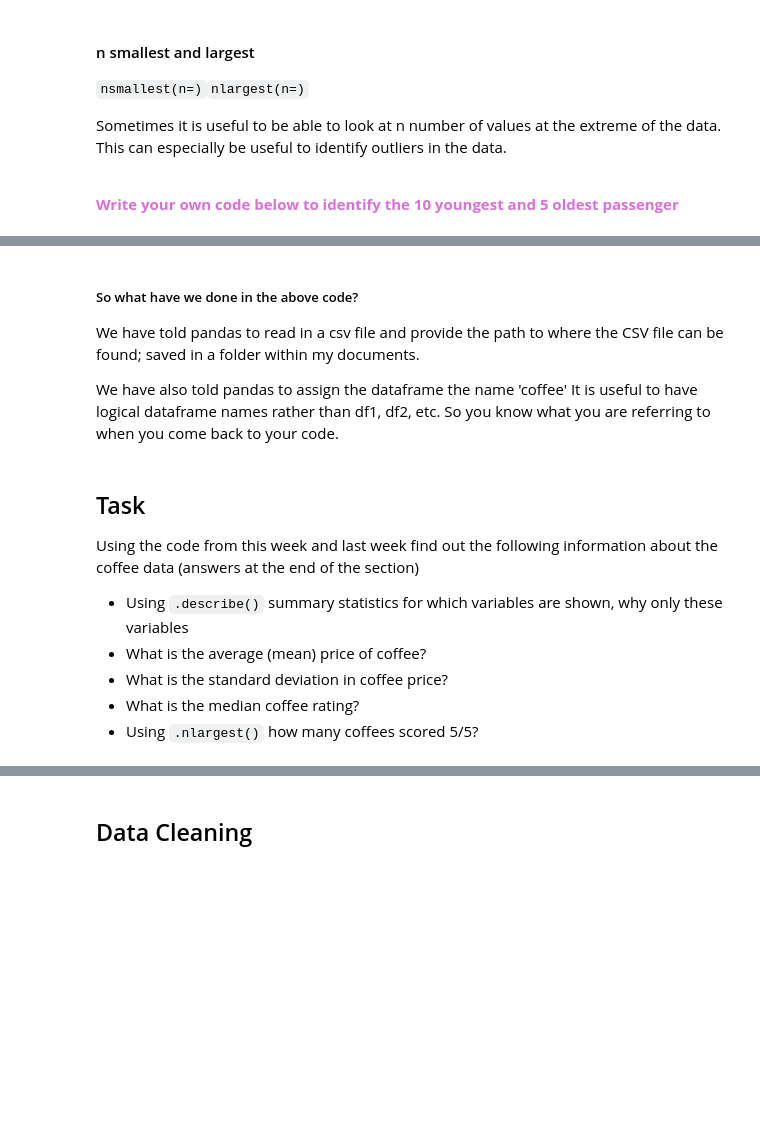
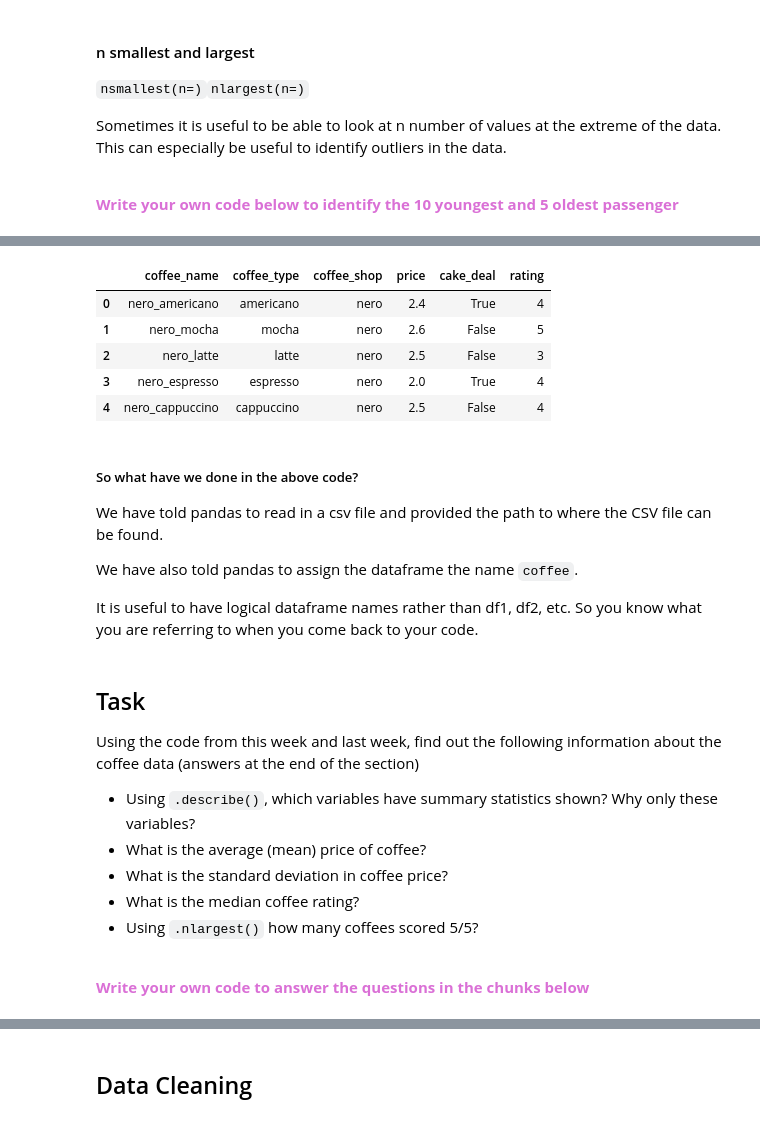
Before and after one commit to MSc-Urban-Environmental-Leeds/GEOG5415M-Programming-for-Spatial-Data-Science, a Jupyter notebook: notebooks/Week_3_Using_exploring_and_cleaning_data.ipynb, the cells around one changed output, grey strips where cells are left out. Cells and saved outputs as stored; diff of their text form; code cells hidden in the pictures; blank space fills up the shorter version.

```diff
--- a/notebooks/Week_3_Using_exploring_and_cleaning_data.ipynb
+++ b/notebooks/Week_3_Using_exploring_and_cleaning_data.ipynb
@@ -186,10 +249,17 @@ Too get the raw link righ-click copy link on the 'raw' button on the csv file in
 # %%
-url = 'https://github.com/FrancescaPontin/GEOG5990M/raw/refs/heads/main/data/week_16/coffee_data.csv'
+url = 'https://raw.githubusercontent.com/MSc-Urban-Environmental-Leeds/GEOG5415M-Programming-for-Spatial-Data-Science/refs/heads/main/data/week_3/coffee_data.csv'
 
 # Open csv file in a Pandas Dataframe
 coffee= pd.read_csv(url)
 # view first 5 rows of the coffee datafame
 coffee.head()
+# %% [output]
+|  | coffee_name | coffee_type | coffee_shop | price | cake_deal | rating |
+| 0 | nero_americano | americano | nero | 2.4 | True | 4 |
+| 1 | nero_mocha | mocha | nero | 2.6 | False | 5 |
+| 2 | nero_latte | latte | nero | 2.5 | False | 3 |
+| 3 | nero_espresso | espresso | nero | 2.0 | True | 4 |
+| 4 | nero_cappuccino | cappuccino | nero | 2.5 | False | 4 |
 # %%
 # OR, go to https://github.com/FrancescaPontin/GEOG5990M/blob/main/data/week_16/coffee_data.csv
 # and click  the 'download raw file' button in the left hand corner
@@ -202,18 +274,19 @@ files.upload()
 # %% [markdown]
 ##### So what have we done in the above code?
 
-We have told pandas to read in a csv file and provide the path to where the CSV file can be found; saved in a folder within my documents.
+We have told pandas to read in a csv file and provided the path to where the CSV file can be found.
 
-We have also told pandas to assign the dataframe the name 'coffee'
+We have also told pandas to assign the dataframe the name `coffee`.
+
 It is useful to have logical dataframe names  rather than df1, df2, etc. So you know what you are referring to when you come back to your code.
 # %% [markdown]
-
-
 ## Task
-Using the code from this week and last week find out the following information about the coffee data (answers at the end of the section)
-- Using <code>.describe()</code> summary statistics for which variables are shown, why only these variables
+Using the code from this week and last week, find out the following information about the coffee data (answers at the end of the section)
+- Using <code>.describe()</code>, which variables have summary statistics shown? Why only these variables?
 - What is the average (mean) price of coffee?
 - What is the standard deviation in coffee price?
 - What is the median coffee rating?
 - Using <code>.nlargest()</code> how many coffees scored 5/5?
+
+<br> <font color='orchid'> <b>Write your own code to answer the questions in the chunks below</b></font>
 # %%
```
Also changed, not shown: parts of 91 cells of this notebook.
